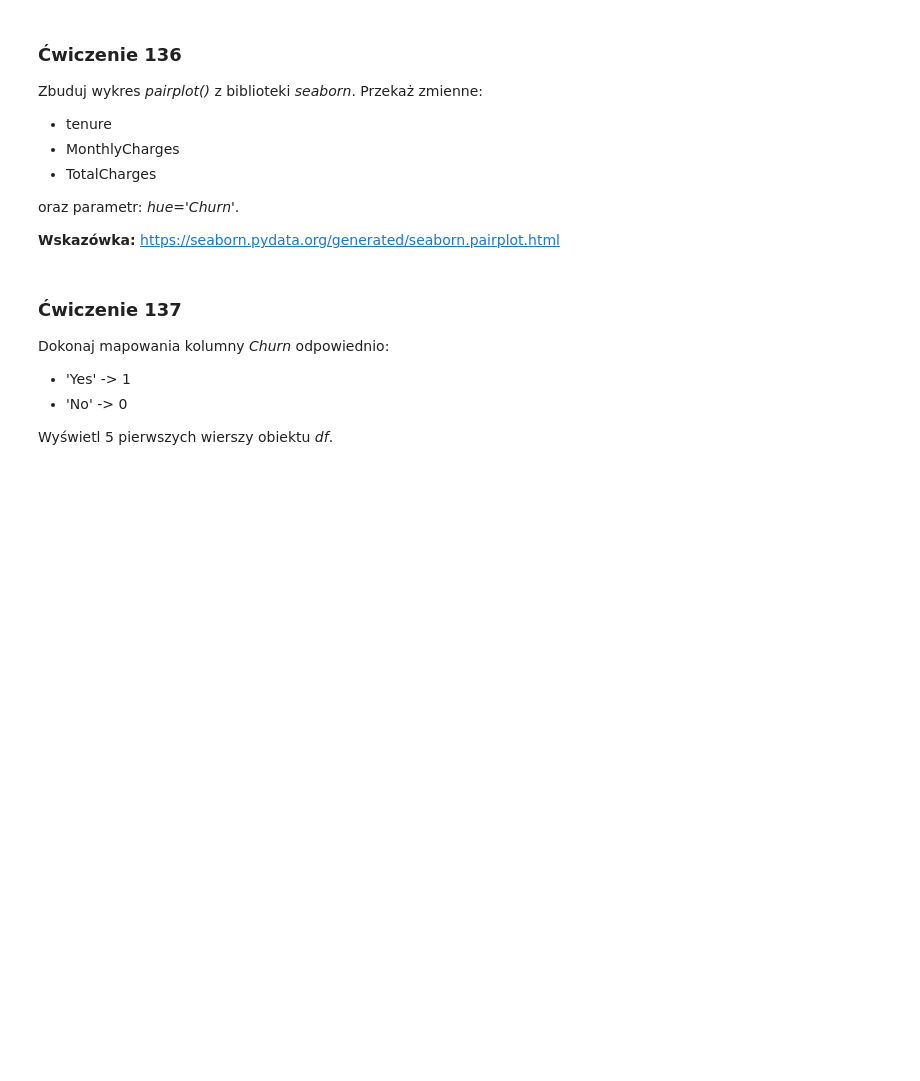
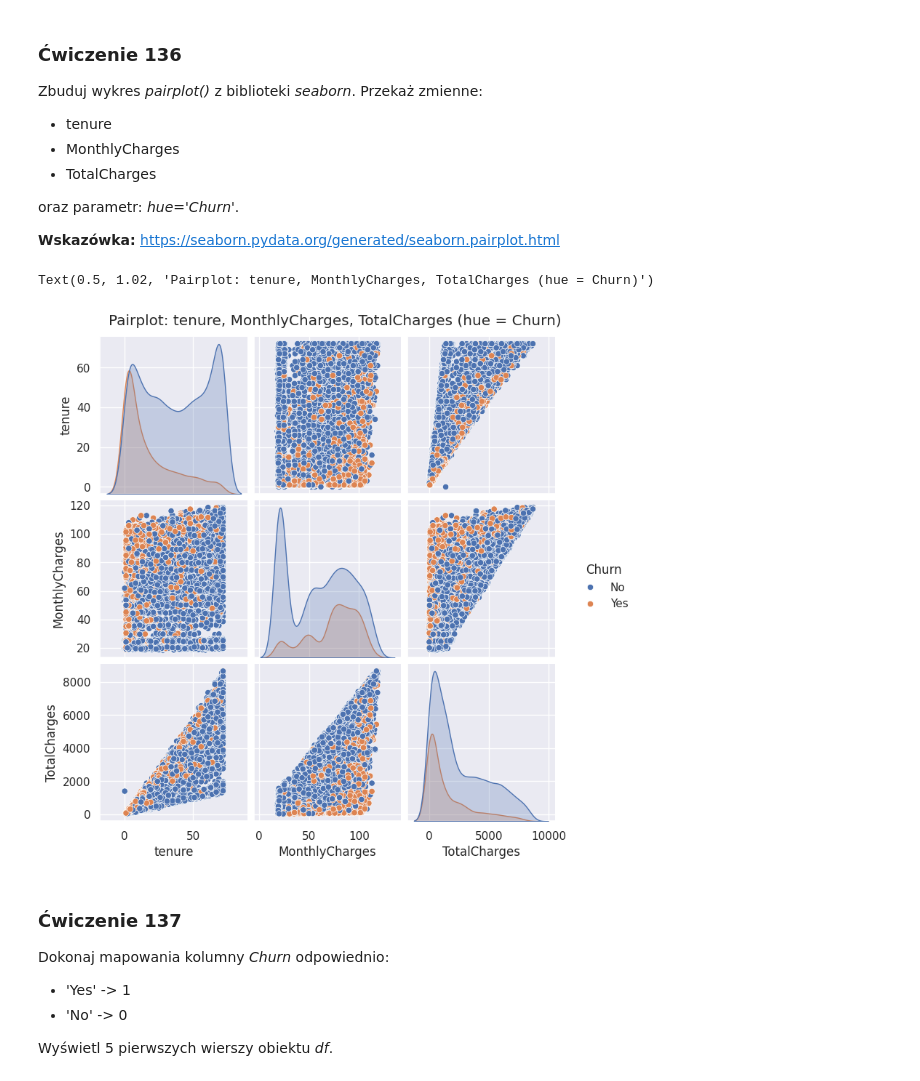
Before and after one commit to sebekpro/python-krakowiak, a Jupyter notebook: 250-data-science-bootcamp-w-jezyku-python/131_140_exercises.ipynb, the cells around one changed output. Drawn from its saved outputs; the diff is of its cells as text; code cells hidden in the pictures; blank space fills up the shorter version.

```diff
--- a/250-data-science-bootcamp-w-jezyku-python/131_140_exercises.ipynb
+++ b/250-data-science-bootcamp-w-jezyku-python/131_140_exercises.ipynb
@@ -223,3 +317,11 @@ https://seaborn.pydata.org/generated/seaborn.pairplot.html
+# %%
+# tutaj wpisz rozwiązanie
+sub_df = df2[['tenure', 'MonthlyCharges', 'TotalCharges', 'Churn']]
+sns.pairplot(sub_df, hue = 'Churn')
+plt.suptitle('Pairplot: tenure, MonthlyCharges, TotalCharges (hue = Churn)', y = 1.02)
+# %% [output]
+Text(0.5, 1.02, 'Pairplot: tenure, MonthlyCharges, TotalCharges (hue = Churn)')
+[figure, added]
 # %% [markdown]
 ### <a name='7'></a> Ćwiczenie 137
 Dokonaj mapowania kolumny _Churn_ odpowiednio:
```
Also changed, not shown: parts of 16 cells of this notebook.
